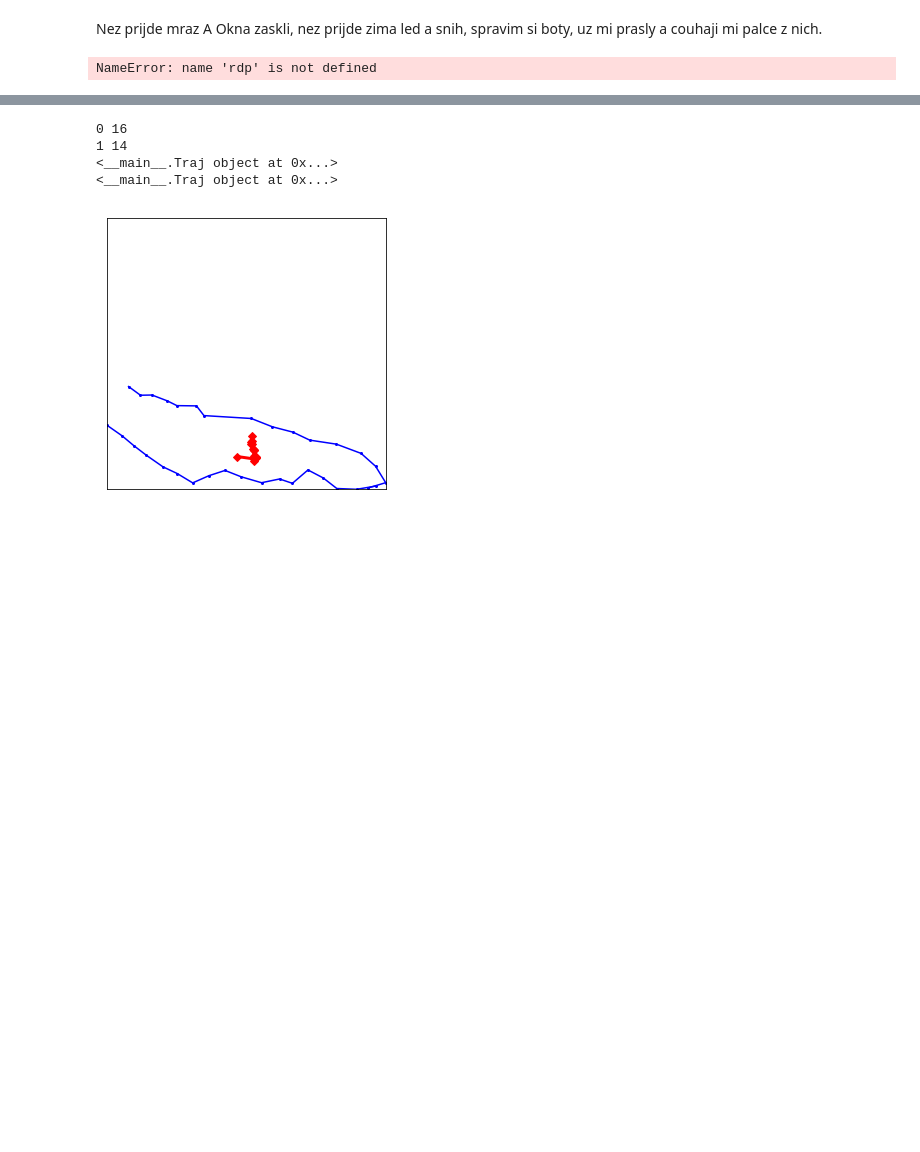
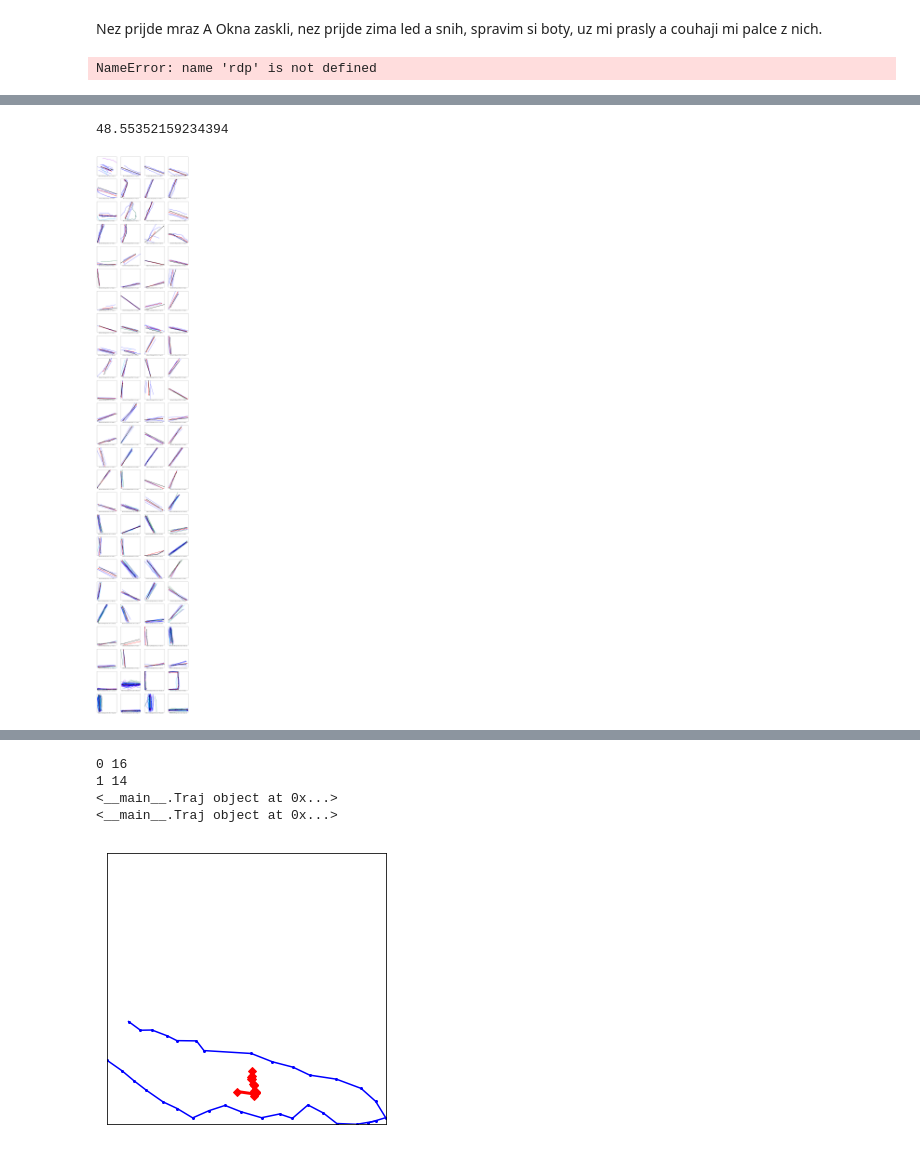
Before and after one commit to t0mk/seg, a Jupyter notebook: seg.ipynb, the cells around one changed output, grey strips where cells are left out. Cells and saved outputs as stored; diff of their text form; code cells hidden in the pictures; blank space fills up the shorter version.

```diff
--- a/seg.ipynb
+++ b/seg.ipynb
@@ -235,0 +325,14 @@ def rdp(points, epsilon):
+# %%
+eps = .0755
+zmax = 2.13
+lenlim=(-1.23,1.8129)
+
+
+for d in np.linspace(1,4,40): # .04-.08
+    # -1.6053
+    onerun(d, (-1.5897,1.9667), 0.0058)
+
+# DM: 3.0154, L:-1.5897-1.9487 E: 0.0755, ERR: 47.1038
+# DM: 3.0154, L:-1.5897-1.7667 E: 0.0058, ERR: 36.6869, atl: 3
+# DM: 3.0154, L:-1.5897-2.4000 E: 0.0058, ERR: 36.1998, atl: 5
+# DM: 3.0154, L:-1.5897-1.9667 E: 0.0058, ERR: 36.1699, atl: 4
@@ -236,3 +362,33 @@ def rdp(points, epsilon):
+# %%
+
+import matplotlib.pyplot as plt
+errsum = 0.
+def sho(i, ax, zmax,lenlim, eps):
+    ss = SampleSet(i, ts[i])
+    ss.getAvg(zmax, lenlim, eps)
+    ss.pax(ax)
+    return ss.err
+
+
+
+ts = read_training("training_data")
+r = 25
+
+fig, axs = plt.subplots(nrows=r, ncols=4, figsize=(20,5*r))
+li = sorted(list(ts.keys()))
+faxs = [item for sublist in axs for item in sublist]
+
+eps = .0755
+zmax = 2.13
+lenlim=(-1.23,1.8129)
+errsum = 0.
+for i, ax in enumerate(faxs):
+    errsum += sho(i, ax, zmax, lenlim, eps)
+print(errsum)
+plt.savefig("l6.png")
+# %% [output]
+48.55352159234394
+[figure, added]
 # %%
 def median(lst):
     sortedLst = sorted(lst)
```
Also changed, not shown: parts of 14 cells of this notebook, 34 other files.
